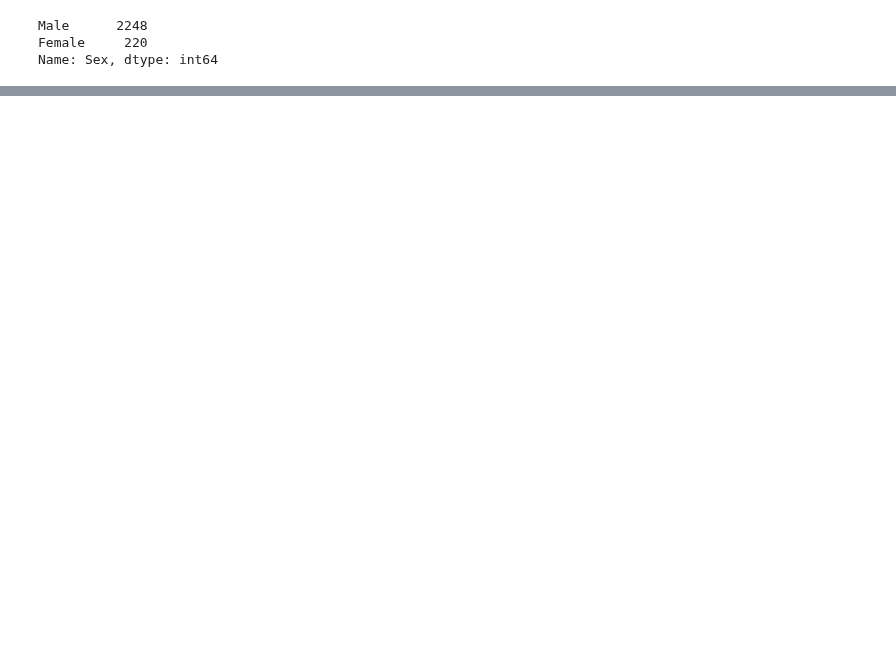
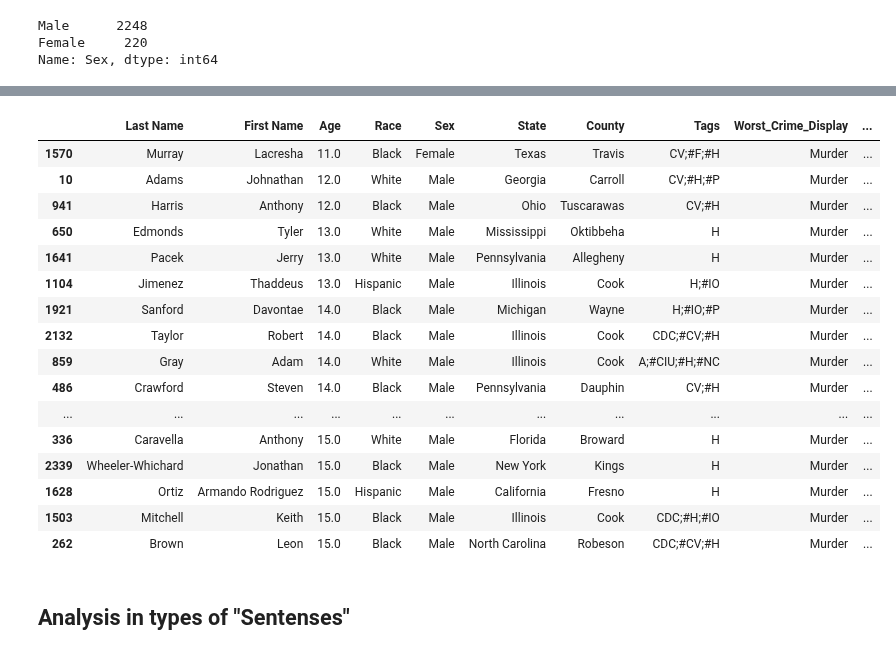
Before and after one commit to kosmaspanag/data-studio-projects, a Jupyter notebook: Weekly projects/Injustice_project/Injustice Project.ipynb, the cells around one changed output, grey strips where cells are left out. Cells and saved outputs as stored; diff of their text form; code cells hidden in the pictures; blank space fills up the shorter version.

```diff
--- a/Weekly projects/Injustice_project/Injustice Project.ipynb
+++ b/Weekly projects/Injustice_project/Injustice Project.ipynb
@@ -171,0 +359,2 @@ Name: Sex, dtype: int64
+# %%
+murder_df = df[df.Worst_Crime_Display.str.contains("Murder")]
@@ -172 +370,25 @@ Name: Sex, dtype: int64
+# %%
+#minors (up to 16yr old) that got convicted for murder
+
+murder_df.sort_values(by='Age', ascending=True).head(33)
+# %% [output]
+|  | Last Name | First Name | Age | Race | Sex | State | County | Tags | Worst_Crime_Display | ... |
+| 1570 | Murray | Lacresha | 11.0 | Black | Female | Texas | Travis | CV;#F;#H | Murder | ... |
+| 10 | Adams | Johnathan | 12.0 | White | Male | Georgia | Carroll | CV;#H;#P | Murder | ... |
+| 941 | Harris | Anthony | 12.0 | Black | Male | Ohio | Tuscarawas | CV;#H | Murder | ... |
+| 650 | Edmonds | Tyler | 13.0 | White | Male | Mississippi | Oktibbeha | H | Murder | ... |
+| 1641 | Pacek | Jerry | 13.0 | White | Male | Pennsylvania | Allegheny | H | Murder | ... |
+| 1104 | Jimenez | Thaddeus | 13.0 | Hispanic | Male | Illinois | Cook | H;#IO | Murder | ... |
+| 1921 | Sanford | Davontae | 14.0 | Black | Male | Michigan | Wayne | H;#IO;#P | Murder | ... |
+| 2132 | Taylor | Robert | 14.0 | Black | Male | Illinois | Cook | CDC;#CV;#H | Murder | ... |
+| 859 | Gray | Adam | 14.0 | White | Male | Illinois | Cook | A;#CIU;#H;#NC | Murder | ... |
+| 486 | Crawford | Steven | 14.0 | Black | Male | Pennsylvania | Dauphin | CV;#H | Murder | ... |
+| ... | ... | ... | ... | ... | ... | ... | ... | ... | ... | ... |
+| 336 | Caravella | Anthony | 15.0 | White | Male | Florida | Broward | H | Murder | ... |
+| 2339 | Wheeler-Whichard | Jonathan | 15.0 | Black | Male | New York | Kings | H | Murder | ... |
+| 1628 | Ortiz | Armando Rodriguez | 15.0 | Hispanic | Male | California | Fresno | H | Murder | ... |
+| 1503 | Mitchell | Keith | 15.0 | Black | Male | Illinois | Cook | CDC;#H;#IO | Murder | ... |
+| 262 | Brown | Leon | 15.0 | Black | Male | North Carolina | Robeson | CDC;#CV;#H | Murder | ... |
+# %% [markdown]
+## Analysis in types of "Sentenses"
 # %%
```
Also changed, not shown: parts of 37 cells of this notebook, 2 other files.
